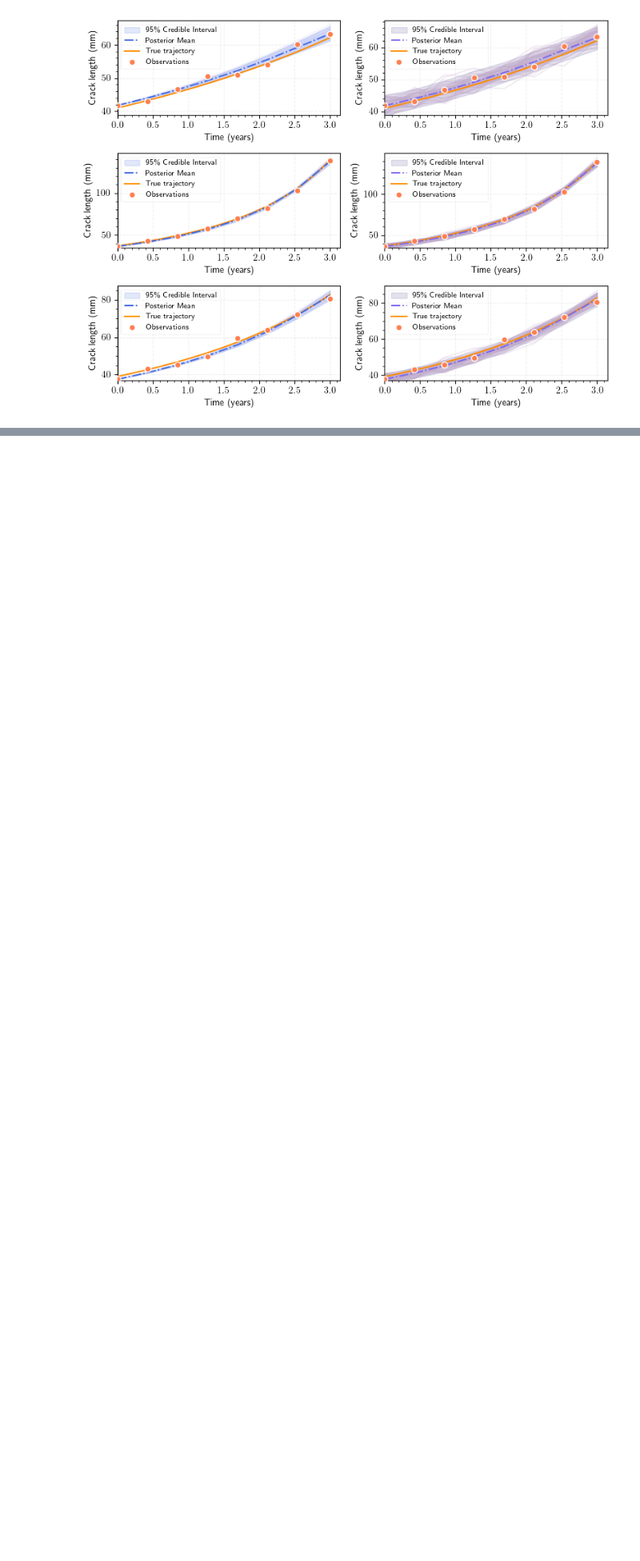
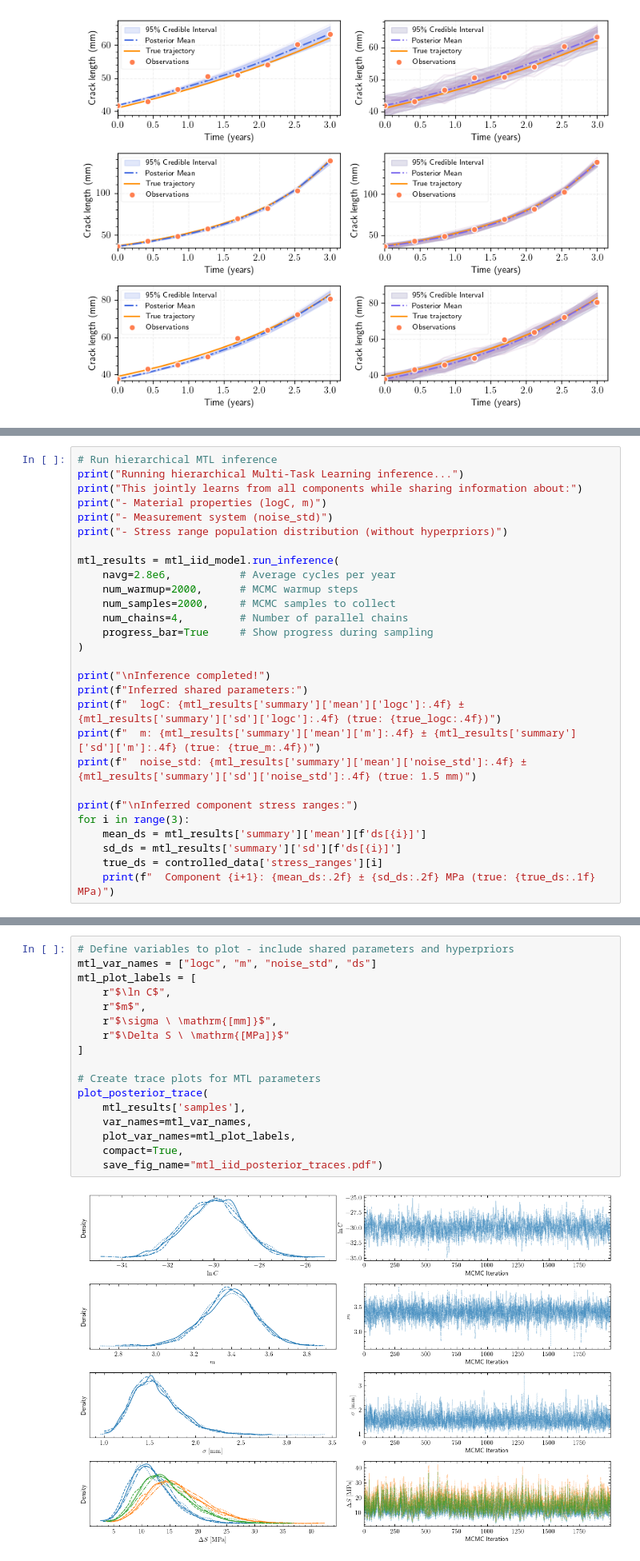
Before and after one commit to nsilionis/hierarchical-crack-growth-monitoring, a Jupyter notebook: notebooks/demo_classic_fatigue.ipynb, the cells around one changed output, grey strips where cells are left out. Shown at 80% size. Saved outputs shown, nothing was run; the diff lists cells and outputs as text; blank space fills up the shorter version.

Commit message:
Added results! Reached initial stage!

```diff
--- a/notebooks/demo_classic_fatigue.ipynb
+++ b/notebooks/demo_classic_fatigue.ipynb
@@ -1059,0 +1033,28 @@ Processing component 3...
+# %%
+# Run hierarchical MTL inference
+print("Running hierarchical Multi-Task Learning inference...")
+print("This jointly learns from all components while sharing information about:")
+print("- Material properties (logC, m)")
+print("- Measurement system (noise_std)")
+print("- Stress range population distribution (without hyperpriors)")
+
+mtl_results = mtl_iid_model.run_inference(
+    navg=2.8e6,           # Average cycles per year
+    num_warmup=2000,      # MCMC warmup steps
+    num_samples=2000,     # MCMC samples to collect
+    num_chains=4,         # Number of parallel chains
+    progress_bar=True     # Show progress during sampling
+)
+
+print("\nInference completed!")
+print(f"Inferred shared parameters:")
+print(f"  logC: {mtl_results['summary']['mean']['logc']:.4f} ± {mtl_results['summary']['sd']['logc']:.4f} (true: {true_logc:.4f})")
+print(f"  m: {mtl_results['summary']['mean']['m']:.4f} ± {mtl_results['summary']['sd']['m']:.4f} (true: {true_m:.4f})")
+print(f"  noise_std: {mtl_results['summary']['mean']['noise_std']:.4f} ± {mtl_results['summary']['sd']['noise_std']:.4f} (true: 1.5 mm)")
+
+print(f"\nInferred component stress ranges:")
+for i in range(3):
+    mean_ds = mtl_results['summary']['mean'][f'ds[{i}]']
+    sd_ds = mtl_results['summary']['sd'][f'ds[{i}]']
+    true_ds = controlled_data['stress_ranges'][i]
+    print(f"  Component {i+1}: {mean_ds:.2f} ± {sd_ds:.2f} MPa (true: {true_ds:.1f} MPa)")
@@ -1059,0 +1099,19 @@ Processing component 3...
+# %%
+# Define variables to plot - include shared parameters and hyperpriors
+mtl_var_names = ["logc", "m", "noise_std", "ds"]
+mtl_plot_labels = [
+    r"$\ln C$",
+    r"$m$",
+    r"$\sigma \ \mathrm{[mm]}$",
+    r"$\Delta S \ \mathrm{[MPa]}$"
+]
+
+# Create trace plots for MTL parameters
+plot_posterior_trace(
+    mtl_results['samples'],
+    var_names=mtl_var_names,
+    plot_var_names=mtl_plot_labels,
+    compact=True,
+    save_fig_name="mtl_iid_posterior_traces.pdf")
+# %% [output]
+[figure, added]
```
Also changed, not shown: parts of 14 cells of this notebook.
